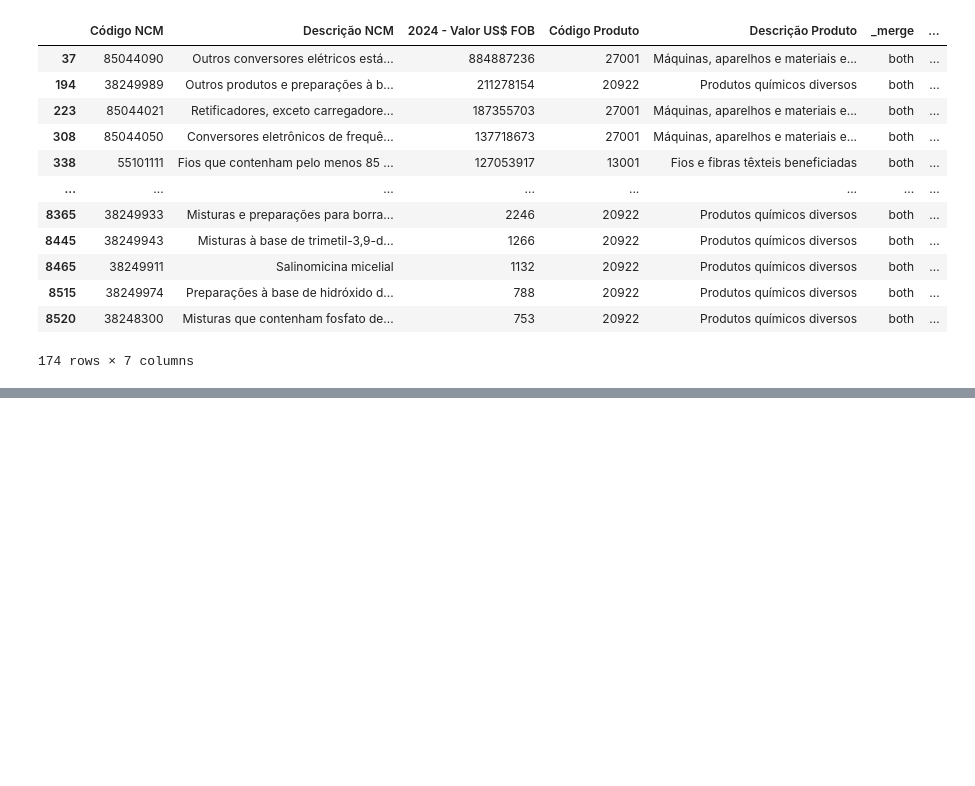
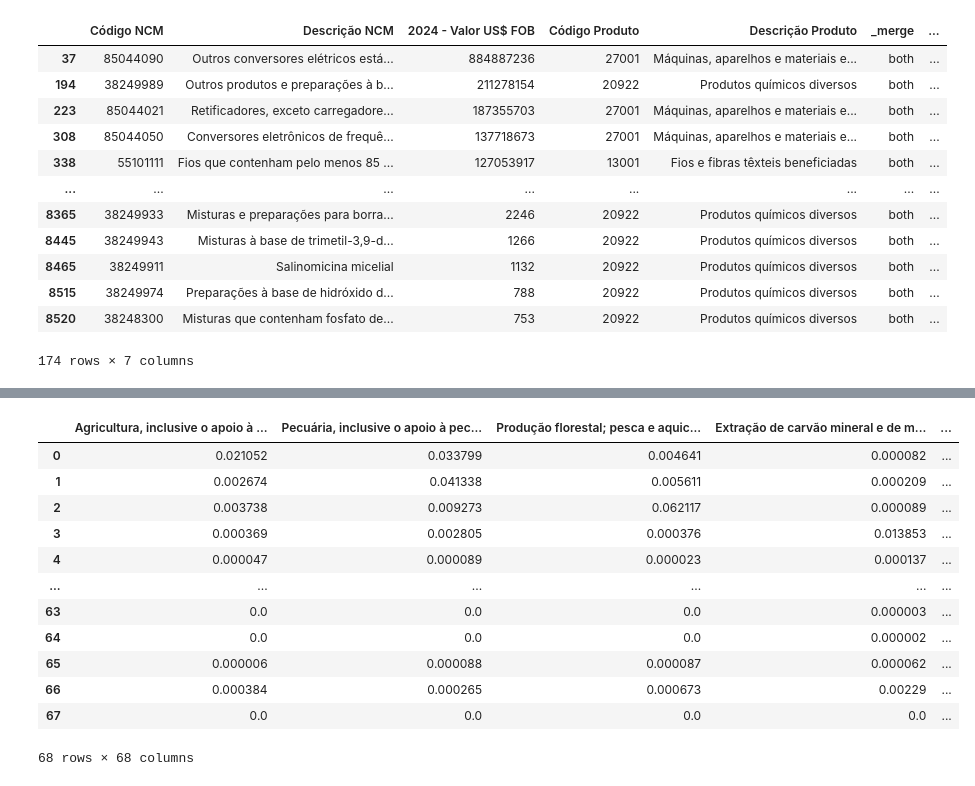
Before and after one commit to amiltonmendes/analise_insumo_produto, a Jupyter notebook: Artigo - Impacto CAT.ipynb, the cells around one changed output, grey strips where cells are left out. Cells and saved outputs as stored; diff of their text form; code cells hidden in the pictures; blank space fills up the shorter version.

```diff
--- a/Artigo - Impacto CAT.ipynb
+++ b/Artigo - Impacto CAT.ipynb
@@ -95,0 +196,2 @@ importacoes_mapeadas_scn.tail()
+# %%
+matriz_guilhoto =pd.read_excel('./Outputs/MIP_2019_68x68MetodoGuilhoto.xlsx')
@@ -95,0 +208,4 @@ importacoes_mapeadas_scn.tail()
+# %%
+valor_producao = matriz_guilhoto.iloc[87,1:69]
+# %%
+consumo_intermediario = matriz_guilhoto.iloc[:68,1:69]
@@ -95,0 +218,2 @@ importacoes_mapeadas_scn.tail()
+# %%
+coeficientes_tecnicos = consumo_intermediario.div(valor_producao, axis=1)
@@ -95,0 +239,16 @@ importacoes_mapeadas_scn.tail()
+# %%
+coeficientes_tecnicos
+# %% [output]
+|  | Agricultura, inclusive o apoio à ... | Pecuária, inclusive o apoio à pec... | Produção florestal; pesca e aquic... | Extração de carvão mineral e de m... | ... |
+| 0 | 0.021052 | 0.033799 | 0.004641 | 0.000082 | ... |
+| 1 | 0.002674 | 0.041338 | 0.005611 | 0.000209 | ... |
+| 2 | 0.003738 | 0.009273 | 0.062117 | 0.000089 | ... |
+| 3 | 0.000369 | 0.002805 | 0.000376 | 0.013853 | ... |
+| 4 | 0.000047 | 0.000089 | 0.000023 | 0.000137 | ... |
+| ... | ... | ... | ... | ... | ... |
+| 63 | 0.0 | 0.0 | 0.0 | 0.000003 | ... |
+| 64 | 0.0 | 0.0 | 0.0 | 0.000002 | ... |
+| 65 | 0.000006 | 0.000088 | 0.000087 | 0.000062 | ... |
+| 66 | 0.000384 | 0.000265 | 0.000673 | 0.00229 | ... |
+| 67 | 0.0 | 0.0 | 0.0 | 0.0 | ... |
+68 rows × 68 columns
```
Also changed, not shown: parts of 42 cells of this notebook, 5 other files.
